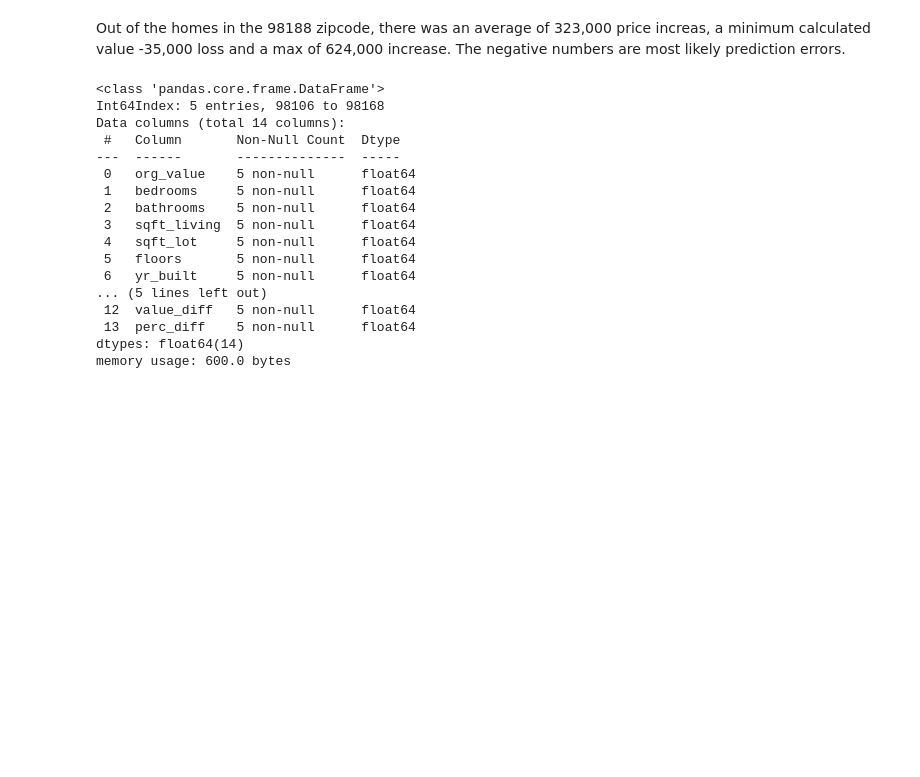
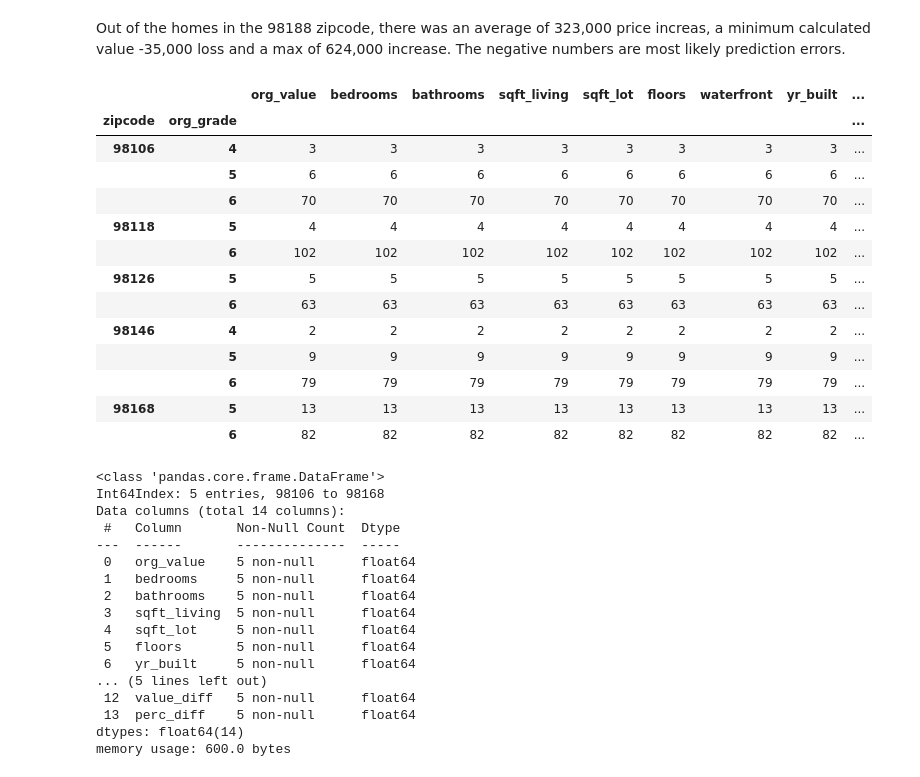
Before and after one commit to Dmvinedata/dsc-phase-2-project-v2-3, a Jupyter notebook: student.ipynb, the cells around one changed output. Drawn from its saved outputs; the diff is of its cells as text; code cells hidden in the pictures; blank space fills up the shorter version.

```diff
--- a/student.ipynb
+++ b/student.ipynb
@@ -1711,6 +1711,23 @@ X_comp.sort_values(by = "value_diff", ascending=True)
 | 7129302095 | 265000.0 | 3 | 1.00 | 1122 | 6554 | 1.5 | NO | 1900 | 98118 | ... |
 # %% [markdown]
 Out of the homes in the 98188 zipcode, there was an average of 323,000 price increas, a minimum  calculated value -35,000 loss and a max of 624,000 increase. The negative numbers are most likely prediction errors.
+# %%
+X_comp.groupby(['zipcode',"org_grade"]).count()
+# %% [output]
+|  |  | org_value | bedrooms | bathrooms | sqft_living | sqft_lot | floors | waterfront | yr_built | ... |
+| zipcode | org_grade |  |  |  |  |  |  |  |  | ... |
+| 98106 | 4 | 3 | 3 | 3 | 3 | 3 | 3 | 3 | 3 | ... |
+|  | 5 | 6 | 6 | 6 | 6 | 6 | 6 | 6 | 6 | ... |
+|  | 6 | 70 | 70 | 70 | 70 | 70 | 70 | 70 | 70 | ... |
+| 98118 | 5 | 4 | 4 | 4 | 4 | 4 | 4 | 4 | 4 | ... |
+|  | 6 | 102 | 102 | 102 | 102 | 102 | 102 | 102 | 102 | ... |
+| 98126 | 5 | 5 | 5 | 5 | 5 | 5 | 5 | 5 | 5 | ... |
+|  | 6 | 63 | 63 | 63 | 63 | 63 | 63 | 63 | 63 | ... |
+| 98146 | 4 | 2 | 2 | 2 | 2 | 2 | 2 | 2 | 2 | ... |
+|  | 5 | 9 | 9 | 9 | 9 | 9 | 9 | 9 | 9 | ... |
+|  | 6 | 79 | 79 | 79 | 79 | 79 | 79 | 79 | 79 | ... |
+| 98168 | 5 | 13 | 13 | 13 | 13 | 13 | 13 | 13 | 13 | ... |
+|  | 6 | 82 | 82 | 82 | 82 | 82 | 82 | 82 | 82 | ... |
 # %%
 #Aggregating the table by the zipcodes
 agg_zips = X_comp.groupby(['zipcode']).mean().round(-2)
```
Also changed, not shown: parts of 1 cell of this notebook.
